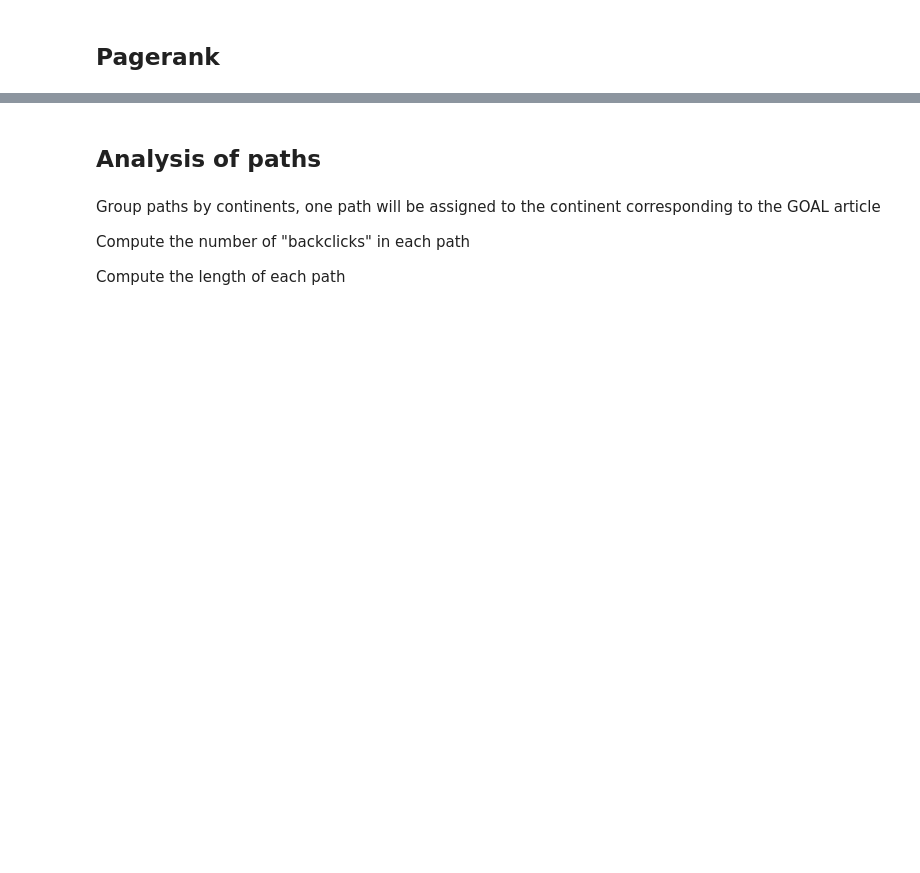
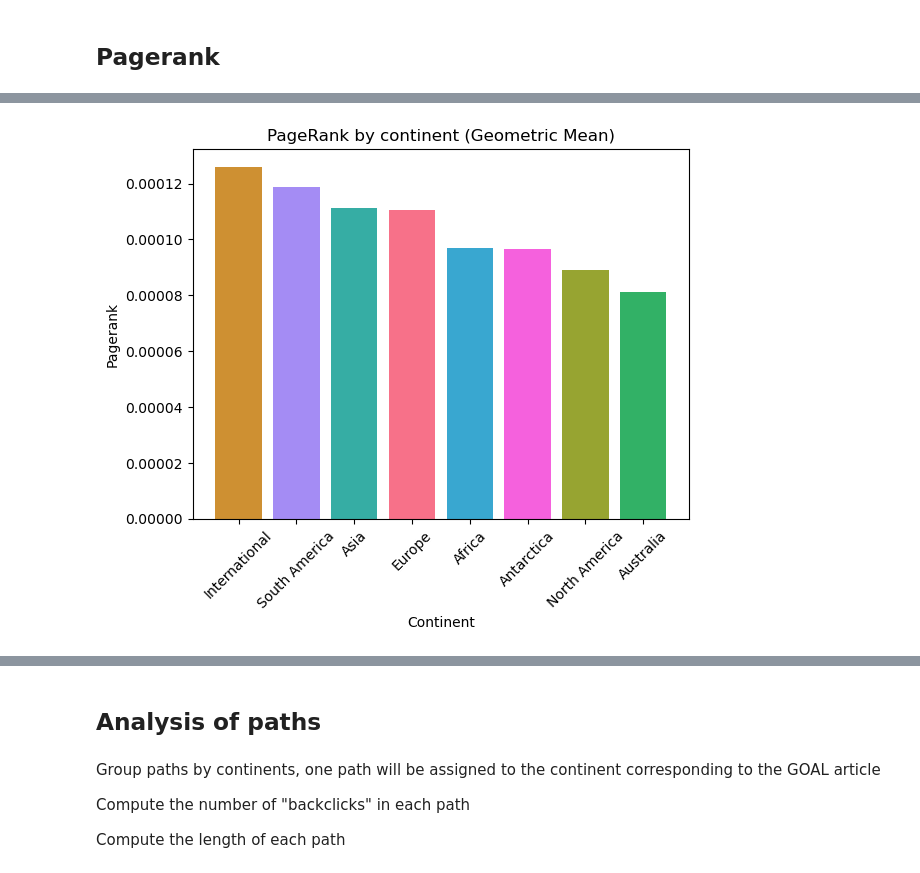
Before and after one commit to epfl-ada/ada-2023-project-tddt-thedatadreamteam, a Jupyter notebook: initial_analysis.ipynb, the cells around one changed output, grey strips where cells are left out. Drawn from its saved outputs; the diff is of its cells as text; code cells hidden in the pictures; blank space fills up the shorter version.

```diff
--- a/initial_analysis.ipynb
+++ b/initial_analysis.ipynb
@@ -189,7 +405,7 @@ fig.show()
 ## Pagerank
 # %%
 # Load pagerank
-pagerank_df = pd.read_csv("Data/page_rank.csv")
+pagerank_df = pd.read_csv(os.path.join("Data", "page_rank.csv"))
 # %%
 display(pagerank_df.head())
 print("Size:", pagerank_df.shape)
@@ -206,0 +420,5 @@ mean_pagerank_continent =mean_pagerank_continent.sort_values(by='PageRank', asce
+# %%
+df_articles = pd.merge(df_articles, pagerank_df, on="article", how="left").fillna(1e-6)
+
+display(df_articles.head())
+print("Size:", df_articles.shape)
@@ -206,0 +433,19 @@ mean_pagerank_continent =mean_pagerank_continent.sort_values(by='PageRank', asce
+# %%
+# Compute mean
+pagerank_continent_mean = df_articles.groupby("continent")["pageRank"].agg(scipy.stats.gmean)
+pagerank_continent_mean = pagerank_continent_mean.sort_values(ascending=False)
+
+# Compute mean
+pagerank_continent_median = df_articles.groupby("continent")["pageRank"].median()
+pagerank_continent_median = pagerank_continent_median.sort_values(ascending=False)
+# %%
+ax = plt.bar(pagerank_continent_mean.index, pagerank_continent_mean, color=[continents_colors[continent] for continent in pagerank_continent_mean.index])
+plt.xticks(rotation=45)
+
+plt.xlabel('Continent')
+plt.ylabel('Pagerank')
+plt.title('PageRank by continent (Geometric Mean)')
+
+plt.show()
+# %% [output]
+[figure, added]
```
Also changed, not shown: parts of 62 cells of this notebook, 8 other files.
